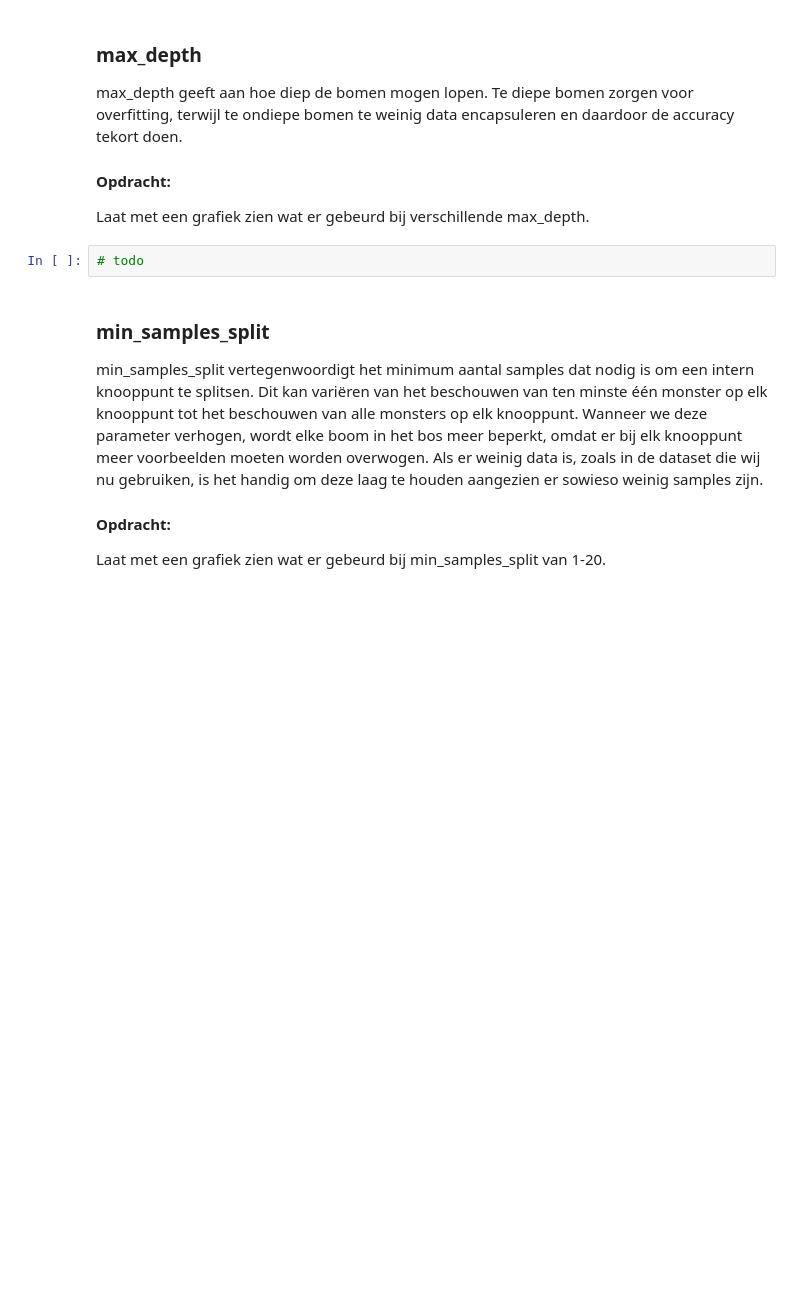
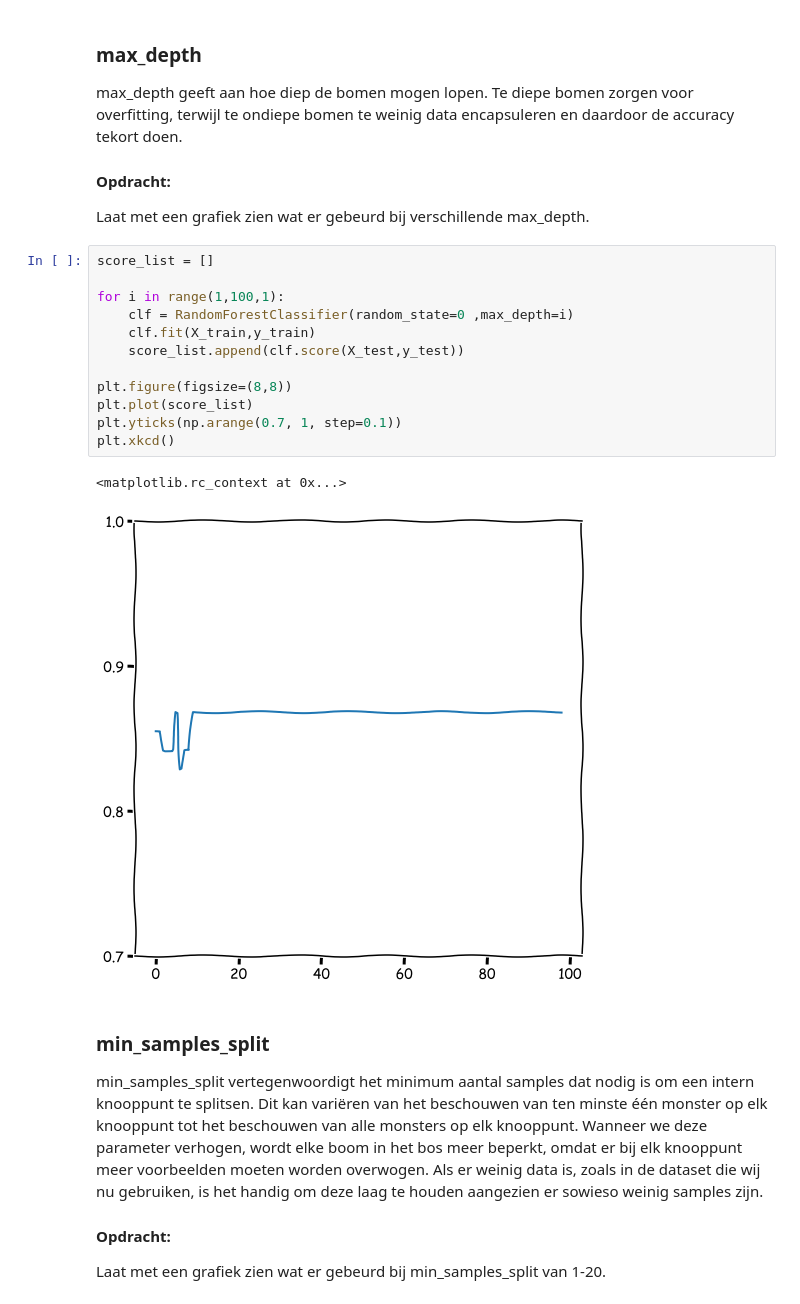
Before and after one commit to LucasVanWijk/Machine-learning, a Jupyter notebook: Random forrest/RandomForests-NB1.ipynb, the cells around one changed output. Saved outputs shown, nothing was run; the diff lists cells and outputs as text; blank space fills up the shorter version.

```diff
--- a/Random forrest/RandomForests-NB1.ipynb
+++ b/Random forrest/RandomForests-NB1.ipynb
@@ -161,8 +170,21 @@ max_depth geeft aan hoe diep de bomen mogen lopen. Te diepe bomen zorgen voor ov
 
 #### Opdracht:
 Laat met een grafiek zien wat er gebeurd bij verschillende max_depth.
-# %%
-# todo
+# %%
+score_list = []
+
+for i in range(1,100,1):
+    clf = RandomForestClassifier(random_state=0 ,max_depth=i)
+    clf.fit(X_train,y_train)
+    score_list.append(clf.score(X_test,y_test))
+
+plt.figure(figsize=(8,8))
+plt.plot(score_list)
+plt.yticks(np.arange(0.7, 1, step=0.1))
+plt.xkcd()
+# %% [output]
+<matplotlib.rc_context at 0x...>
+[figure, added]
 # %% [markdown]
 ### min_samples_split
 min_samples_split vertegenwoordigt het minimum aantal samples dat nodig is om een intern knooppunt te splitsen. Dit kan variëren van het beschouwen van ten minste één monster op elk knooppunt tot het beschouwen van alle monsters op elk knooppunt. Wanneer we deze parameter verhogen, wordt elke boom in het bos meer beperkt, omdat er bij elk knooppunt meer voorbeelden moeten worden overwogen. Als er weinig data is, zoals in de dataset die wij nu gebruiken, is het handig om deze laag te houden aangezien er sowieso weinig samples zijn.
```
Also changed, not shown: parts of 13 cells of this notebook, 5 other files.
